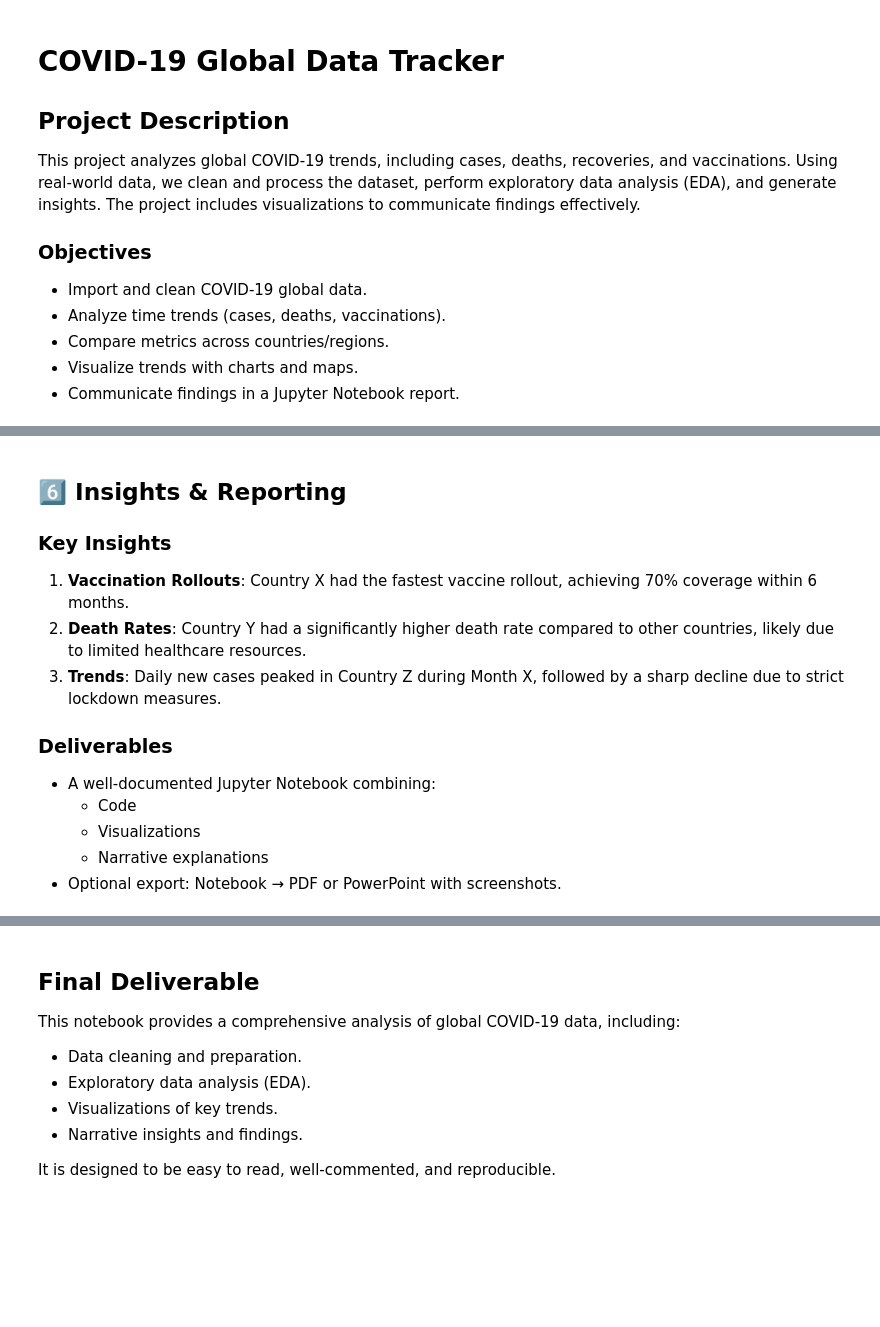
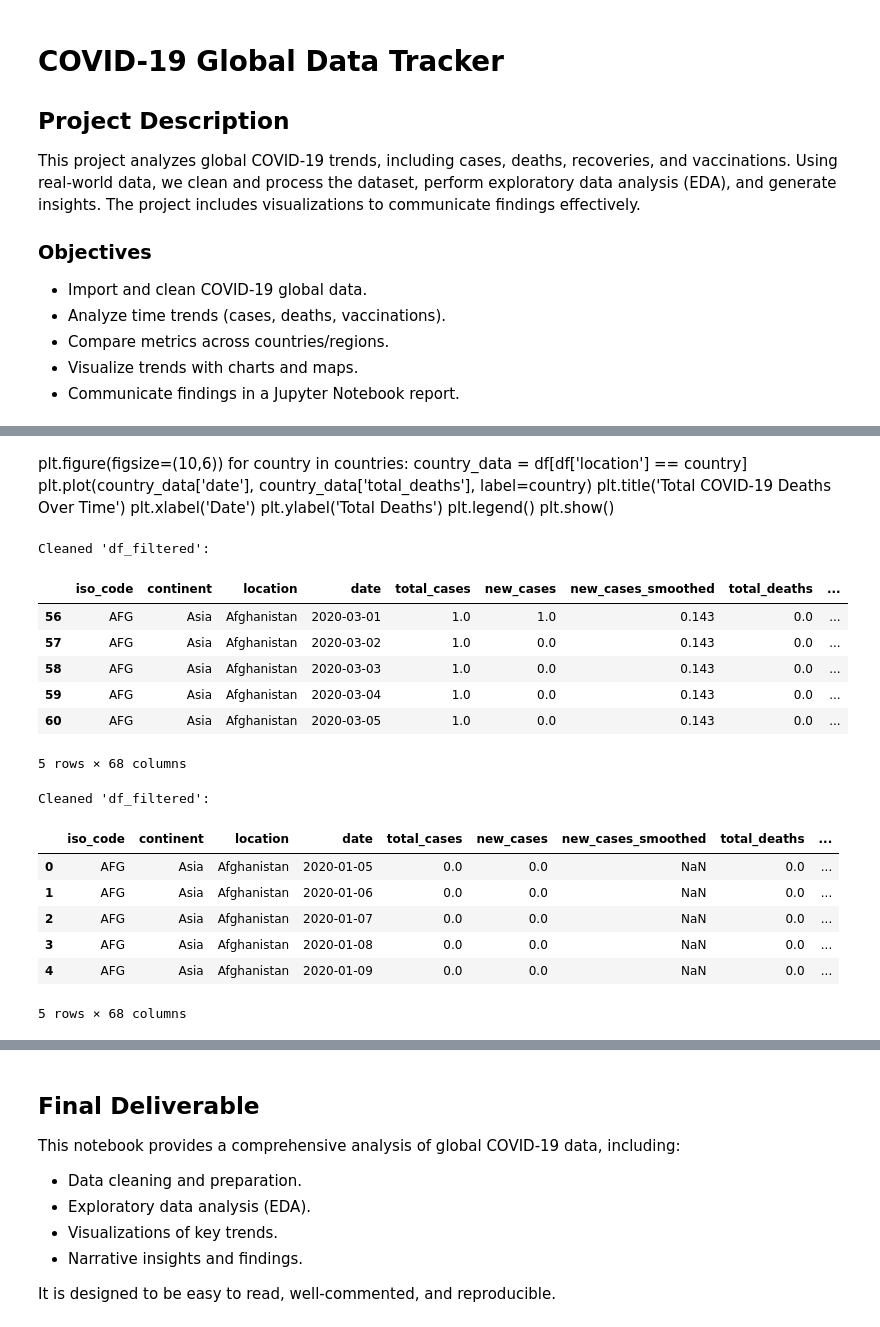
Before and after one commit to Neo21702/Python-COVID19-Project-wk8, a Jupyter notebook: JupyterNotebook.ipynb, the cells around one changed output, grey strips where cells are left out. Saved outputs shown, nothing was run; the diff lists cells and outputs as text; code cells hidden in the pictures; blank space fills up the shorter version.

```diff
--- a/JupyterNotebook.ipynb
+++ b/JupyterNotebook.ipynb
@@ -163,13 +93,63 @@ print(df_filtered.head())
-# %% [markdown]
-## 6️⃣ Insights & Reporting
-### Key Insights
-1. **Vaccination Rollouts**: Country X had the fastest vaccine rollout, achieving 70% coverage within 6 months.
-2. **Death Rates**: Country Y had a significantly higher death rate compared to other countries, likely due to limited healthcare resources.
-3. **Trends**: Daily new cases peaked in Country Z during Month X, followed by a sharp decline due to strict lockdown measures.
-
-### Deliverables
-- A well-documented Jupyter Notebook combining:
-  - Code
-  - Visualizations
-  - Narrative explanations
-- Optional export: Notebook → PDF or PowerPoint with screenshots.
+# %% [markdown]
+plt.figure(figsize=(10,6))
+for country in countries:
+    country_data = df[df['location'] == country]
+    plt.plot(country_data['date'], country_data['total_deaths'], label=country)
+plt.title('Total COVID-19 Deaths Over Time')
+plt.xlabel('Date')
+plt.ylabel('Total Deaths')
+plt.legend()
+plt.show()
+# %%
+# Ensure 'continent' column exists in df_filtered
+if 'continent' not in df_filtered.columns:
+    df_filtered = df_filtered.merge(df[['iso_code', 'continent']], on='iso_code', how='left')
+
+# Replace infinite values in 'case_fatality_rate' with NaN
+if 'case_fatality_rate' in df_filtered.columns:
+    df_filtered['case_fatality_rate'] = df_filtered['case_fatality_rate'].replace([float('inf'), -float('inf')], float('nan'))
+
+# Drop rows with NaN values in 'case_fatality_rate'
+if 'case_fatality_rate' in df_filtered.columns:
+    df_filtered.dropna(subset=['case_fatality_rate'], inplace=True)
+
+# Display the cleaned 'df_filtered' DataFrame
+print("Cleaned 'df_filtered':")
+display(df_filtered.head())
+# %% [output]
+Cleaned 'df_filtered':
+|  | iso_code | continent | location | date | total_cases | new_cases | new_cases_smoothed | total_deaths | ... |
+| 56 | AFG | Asia | Afghanistan | 2020-03-01 | 1.0 | 1.0 | 0.143 | 0.0 | ... |
+| 57 | AFG | Asia | Afghanistan | 2020-03-02 | 1.0 | 0.0 | 0.143 | 0.0 | ... |
+| 58 | AFG | Asia | Afghanistan | 2020-03-03 | 1.0 | 0.0 | 0.143 | 0.0 | ... |
+| 59 | AFG | Asia | Afghanistan | 2020-03-04 | 1.0 | 0.0 | 0.143 | 0.0 | ... |
+| 60 | AFG | Asia | Afghanistan | 2020-03-05 | 1.0 | 0.0 | 0.143 | 0.0 | ... |
+5 rows × 68 columns
+# %%
+# Define df_filtered based on the cleaned and filtered data
+df_filtered = df.copy()
+
+# Ensure 'continent' column exists in df_filtered
+if 'continent' not in df_filtered.columns:
+    df_filtered = df_filtered.merge(df[['iso_code', 'continent']], on='iso_code', how='left')
+
+# Replace infinite values in 'case_fatality_rate' with NaN
+if 'case_fatality_rate' in df_filtered.columns:
+    df_filtered['case_fatality_rate'] = df_filtered['case_fatality_rate'].replace([float('inf'), -float('inf')], float('nan'))
+
+# Drop rows with NaN values in 'case_fatality_rate'
+if 'case_fatality_rate' in df_filtered.columns:
+    df_filtered.dropna(subset=['case_fatality_rate'], inplace=True)
+
+# Display the cleaned 'df_filtered' DataFrame
+print("Cleaned 'df_filtered':")
+display(df_filtered.head())
+# %% [output]
+Cleaned 'df_filtered':
+|  | iso_code | continent | location | date | total_cases | new_cases | new_cases_smoothed | total_deaths | ... |
+| 0 | AFG | Asia | Afghanistan | 2020-01-05 | 0.0 | 0.0 | NaN | 0.0 | ... |
+| 1 | AFG | Asia | Afghanistan | 2020-01-06 | 0.0 | 0.0 | NaN | 0.0 | ... |
+| 2 | AFG | Asia | Afghanistan | 2020-01-07 | 0.0 | 0.0 | NaN | 0.0 | ... |
+| 3 | AFG | Asia | Afghanistan | 2020-01-08 | 0.0 | 0.0 | NaN | 0.0 | ... |
+| 4 | AFG | Asia | Afghanistan | 2020-01-09 | 0.0 | 0.0 | NaN | 0.0 | ... |
+5 rows × 68 columns
```
Also changed, not shown: parts of 18 cells of this notebook.
